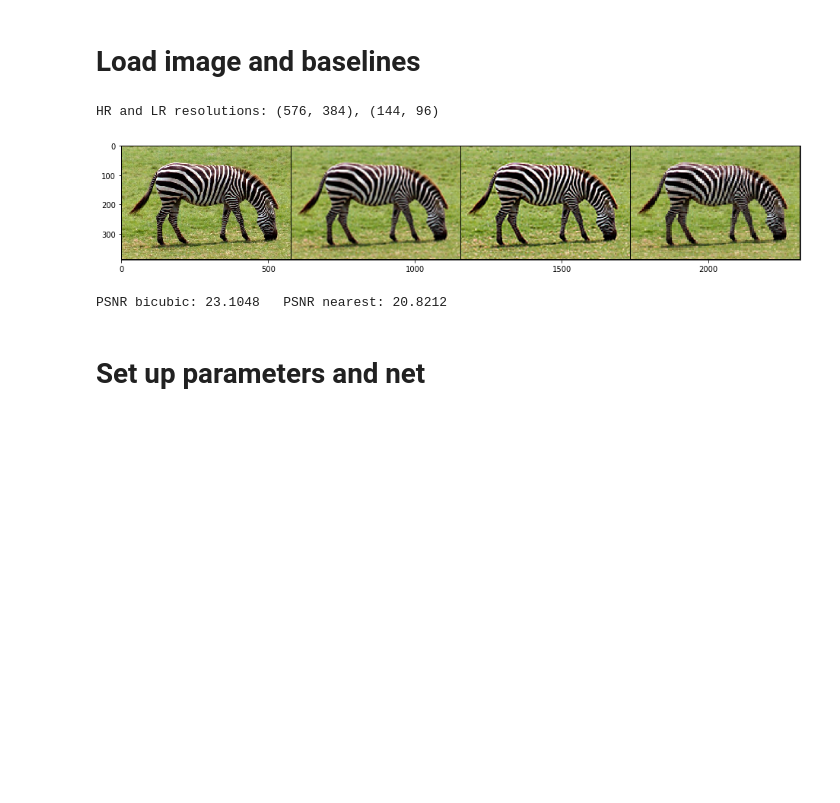
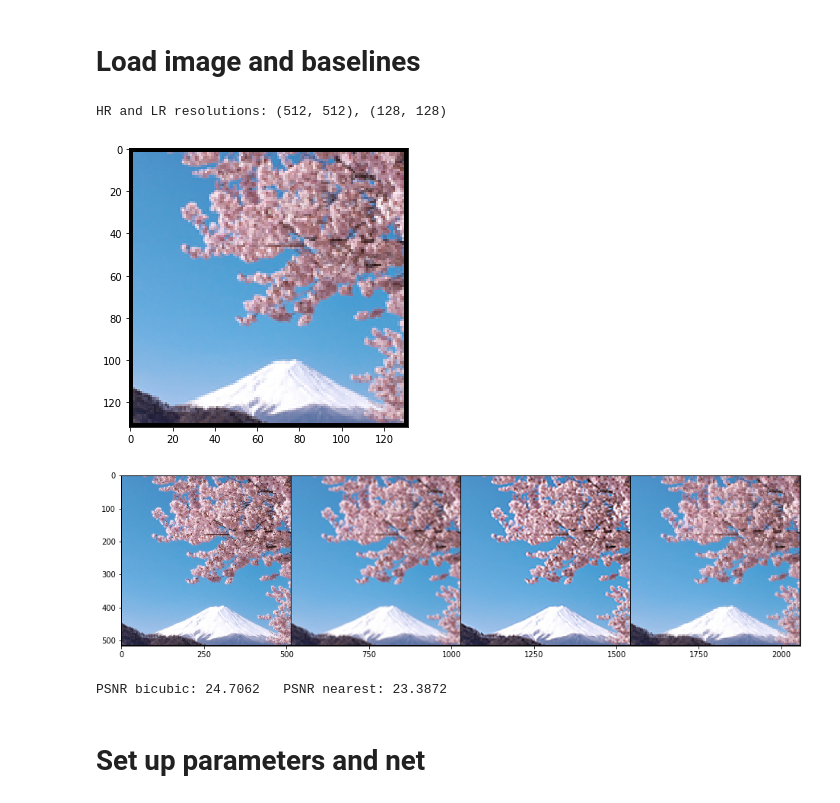
Before and after one commit to thumbe12856/deep-learning, a Jupyter notebook: Lab2/deep-image-prior/super-resolution.ipynb, the cells around one changed output. Saved outputs shown, nothing was run; the diff lists cells and outputs as text; code cells hidden in the pictures; blank space fills up the shorter version.

```diff
--- a/Lab2/deep-image-prior/super-resolution.ipynb
+++ b/Lab2/deep-image-prior/super-resolution.ipynb
@@ -29,31 +29,35 @@ torch.backends.cudnn.benchmark =True
 dtype = torch.cuda.FloatTensor
 
 imsize = -1
-factor = 4 # 8
+factor = 4
 enforse_div32 = 'CROP' # we usually need the dimensions to be divisible by a power of two (32 in this case)
 PLOT = True
 
 # To produce images from the paper we took *_GT.png images from LapSRN viewer for corresponding factor,
 # e.g. x4/zebra_GT.png for factor=4, and x8/zebra_GT.png for factor=8
-path_to_image = 'data/sr/zebra_GT.png'
+# path_to_image = 'data/sr/zebra_GT.png'
 # path_to_image = 'data/denoising/p.jpg'
+path_to_image = 'data/sr/Sakura_GT.png'
+my_LR_img_pil, my_LR_img_np = get_image('data/sr/Sukara_LR.png', -1)
 # %% [markdown]
 # Load image and baselines
 # %%
 # Starts here
 imgs = load_LR_HR_imgs_sr(path_to_image , imsize, factor, enforse_div32)
 
 imgs['bicubic_np'], imgs['sharp_np'], imgs['nearest_np'] = get_baselines(imgs['LR_pil'], imgs['HR_pil'])
 
 if PLOT:
+    plot_image_grid([np.clip(my_LR_img_np, 0, 1)], factor=4, nrow=1)
     plot_image_grid([imgs['HR_np'], imgs['bicubic_np'], imgs['sharp_np'], imgs['nearest_np']], 4,12);
     print ('PSNR bicubic: %.4f   PSNR nearest: %.4f' %  (
                                         compare_psnr(imgs['HR_np'], imgs['bicubic_np']),
                                         compare_psnr(imgs['HR_np'], imgs['nearest_np'])))
 # %% [output]
-HR and LR resolutions: (576, 384), (144, 96)
+HR and LR resolutions: (512, 512), (128, 128)
-[figure, old version]
+[figure, new version]
+[figure, added]
-PSNR bicubic: 23.1048   PSNR nearest: 20.8212
+PSNR bicubic: 24.7062   PSNR nearest: 23.3872
 # %% [markdown]
 # Set up parameters and net
 # %%
```
Also changed, not shown: parts of 4 cells of this notebook, 26 other files.
